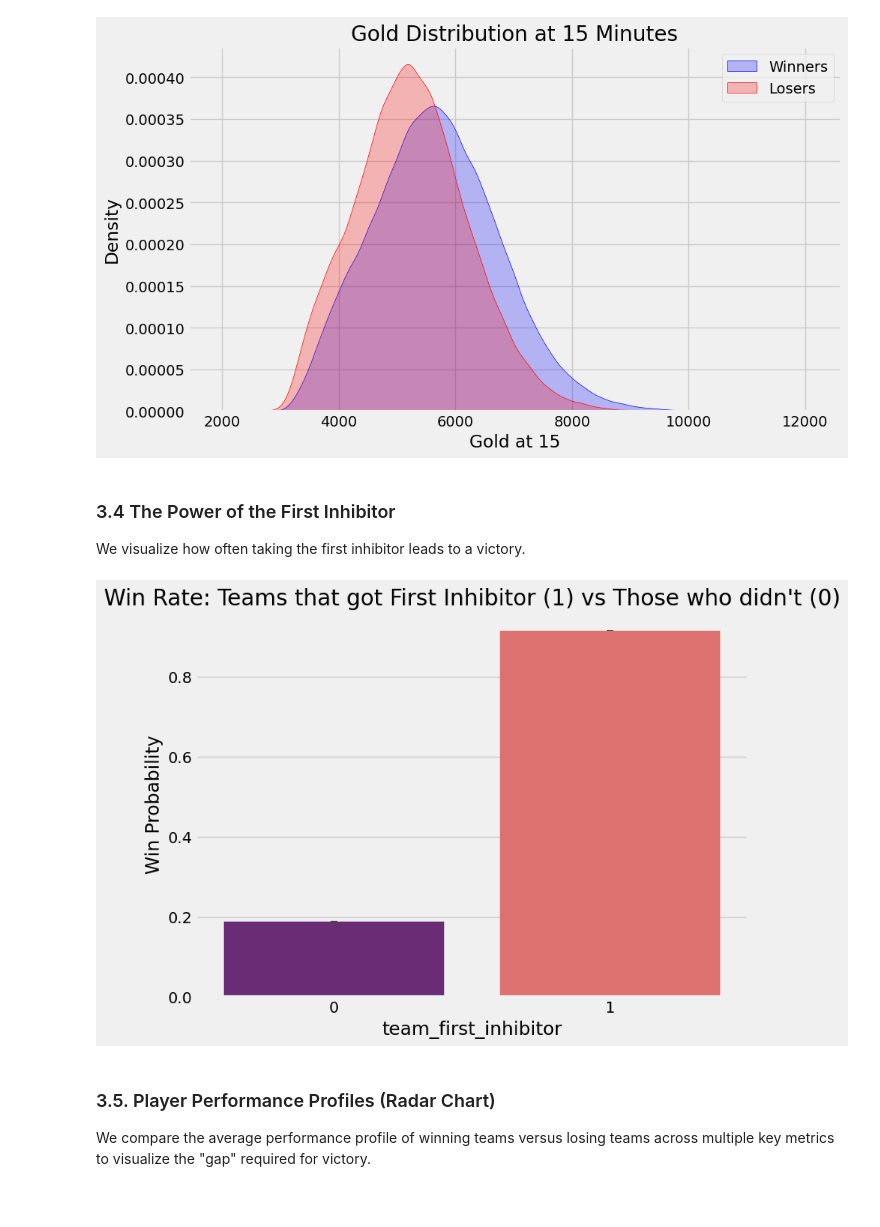
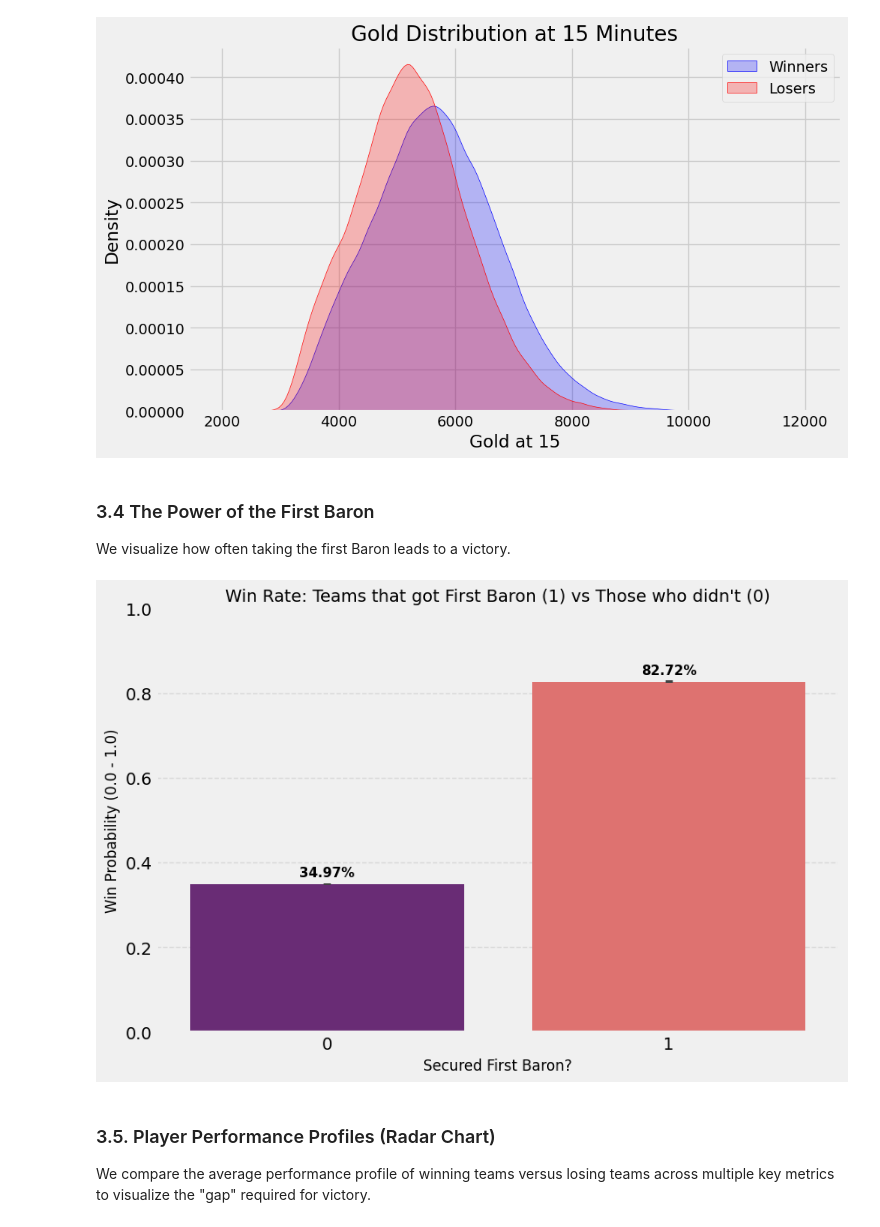
Before and after one commit to Brioflator/LOL-matches-outcome-EDA, a Jupyter notebook: decisiontree.ipynb, the cells around one changed output. Drawn from its saved outputs; the diff is of its cells as text; code cells hidden in the pictures.

```diff
--- a/decisiontree.ipynb
+++ b/decisiontree.ipynb
@@ -79,16 +79,28 @@ plt.show()
 # %% [output]
 [figure]
 # %% [markdown]
-### 3.4 The Power of the First Inhibitor
-We visualize how often taking the first inhibitor leads to a victory.
+### 3.4 The Power of the First Baron
+We visualize how often taking the first Baron leads to a victory.
 # %%
-plt.figure(figsize=(8, 6))
-sns.barplot(x='team_first_inhibitor', y='win', data=df, hue='team_first_inhibitor', palette='magma', legend=False)
-plt.title('Win Rate: Teams that got First Inhibitor (1) vs Those who didn\'t (0)')
-plt.ylabel('Win Probability')
+plt.figure(figsize=(9, 6))
+ax = sns.barplot(x='team_first_baron', y='win', data=df, hue='team_first_baron', palette='magma', legend=False)
+plt.title('Win Rate: Teams that got First Baron (1) vs Those who didn\'t (0)')
+
+plt.title('Win Rate: Teams that got First Baron (1) vs Those who didn\'t (0)', fontsize=14)
+plt.ylabel('Win Probability (0.0 - 1.0)', fontsize=12)
+plt.xlabel('Secured First Baron?', fontsize=12)
+plt.ylim(0, 1) # Probability is always between 0 and 1
+plt.grid(axis='y', linestyle='--', alpha=0.6)
+
+for p in ax.patches:
+    ax.annotate(f'{p.get_height():.2%}',
+                (p.get_x() + p.get_width() / 2., p.get_height()),
+                ha='center', va='center', xytext=(0, 9),
+                textcoords='offset points', fontsize=11, fontweight='bold')
+
 plt.show()
 # %% [output]
-[figure, old version]
+[figure, new version]
 # %% [markdown]
 ### 3.5. Player Performance Profiles (Radar Chart)
 We compare the average performance profile of winning teams versus losing teams across multiple key metrics to visualize the "gap" required for victory.
```
Also changed, not shown: parts of 5 cells of this notebook.
